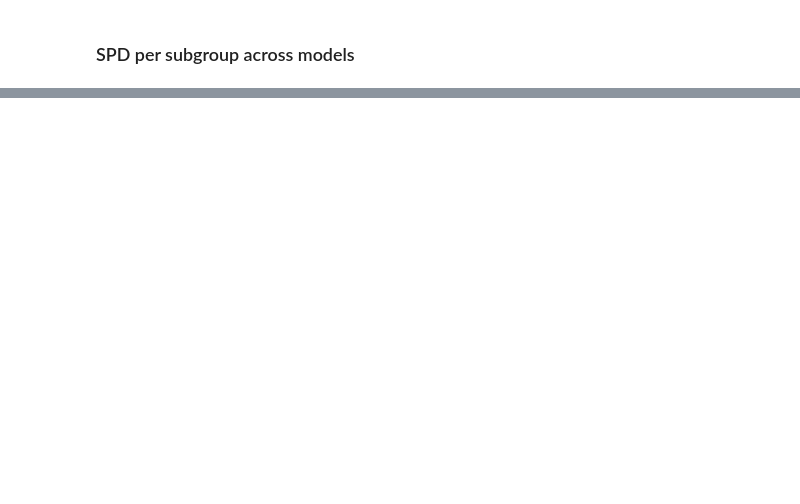
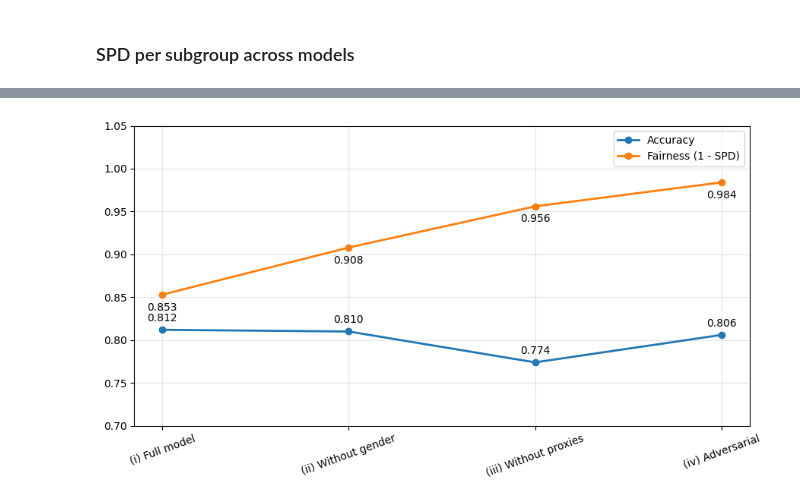
Before and after one commit to Kangerooh/HCML, a Jupyter notebook: HCML_Project.ipynb, the cells around one changed output, grey strips where cells are left out. Drawn from its saved outputs; the diff is of its cells as text; code cells hidden in the pictures; blank space fills up the shorter version.

```diff
--- a/HCML_Project.ipynb
+++ b/HCML_Project.ipynb
@@ -657,0 +683,59 @@ plt.xticks(rotation=30, ha="right"); plt.legend(title="model"); plt.tight_layout
+# %%
+df = pd.DataFrame({
+    "Model": [
+        "(i) Full model",
+        "(ii) Without gender",
+        "(iii) Without proxies",
+        "(iv) Adversarial"
+    ],
+    "Accuracy": [0.812, 0.810, 0.774, 0.806],
+    "SPD": [0.147, 0.092, 0.044, 0.016]
+})
+
+df["Fairness Score"] = 1 - df["SPD"]
+
+plt.figure(figsize=(9,5))
+
+# Accuracy
+plt.plot(
+    df["Model"],
+    df["Accuracy"],
+    marker="o",
+    linewidth=2,
+    label="Accuracy"
+)
+
+# Fairness (1-SPD)
+plt.plot(
+    df["Model"],
+    df["Fairness Score"],
+    marker="o",
+    linewidth=2,
+    label="Fairness (1 - SPD)"
+)
+
+for i, row in df.iterrows():
+    plt.annotate(f"{row['Accuracy']:.3f}",
+                 (row["Model"], row["Accuracy"]),
+                 xytext=(0,8),
+                 textcoords="offset points",
+                 ha="center")
+
+    plt.annotate(f"{row['Fairness Score']:.3f}",
+                 (row["Model"], row["Fairness Score"]),
+                 xytext=(0,-15),
+                 textcoords="offset points",
+                 ha="center")
+
+#plt.ylabel("Score (higher = better)")
+#plt.title("Fairness–Accuracy Trade-off")
+plt.ylim(0.7, 1.05)
+plt.legend()
+plt.grid(True, alpha=0.3)
+
+plt.xticks(rotation=20)
+
+plt.tight_layout()
+plt.show()
+# %% [output]
+[figure, added]
```
Also changed, not shown: parts of 15 cells of this notebook.
